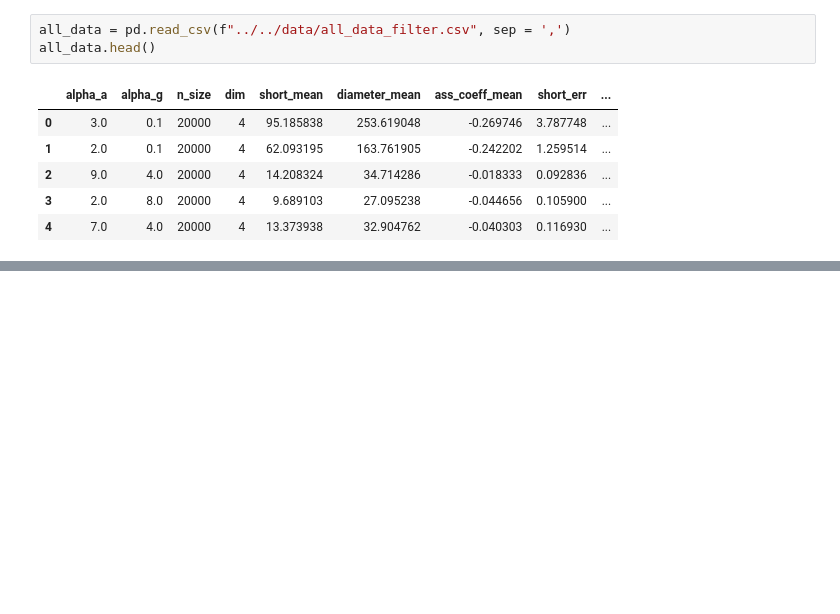
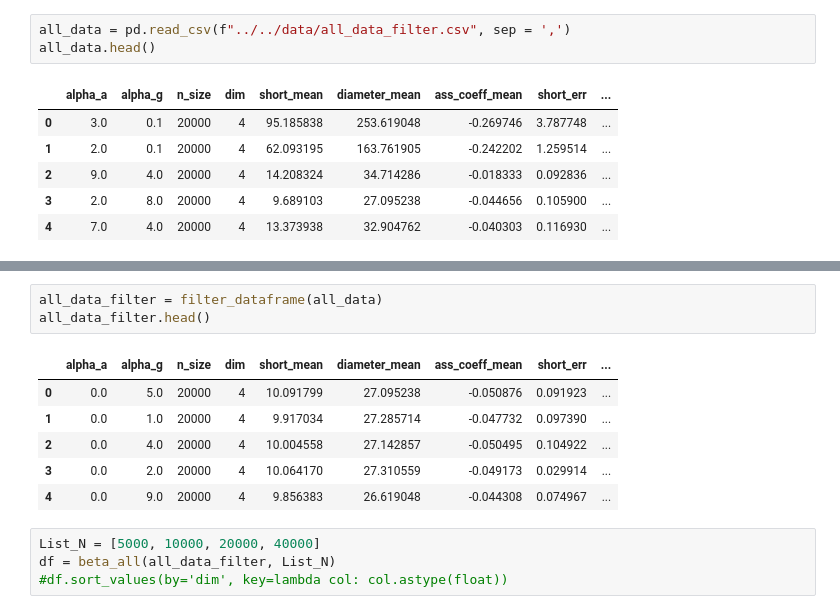
Before and after one commit to JuniorAlencar/TsallisNetwork, a Jupyter notebook: scripts/jupyter/surface_properties.ipynb, the cells around one changed output, grey strips where cells are left out. Cells and saved outputs as stored; diff of their text form; blank space fills up the shorter version.

```diff
--- a/scripts/jupyter/surface_properties.ipynb
+++ b/scripts/jupyter/surface_properties.ipynb
@@ -115,0 +74,14 @@ IndexError: index 0 is out of bounds for axis 0 with size 0
+# %%
+all_data_filter = filter_dataframe(all_data)
+all_data_filter.head()
+# %% [output]
+|  | alpha_a | alpha_g | n_size | dim | short_mean | diameter_mean | ass_coeff_mean | short_err | ... |
+| 0 | 0.0 | 5.0 | 20000 | 4 | 10.091799 | 27.095238 | -0.050876 | 0.091923 | ... |
+| 1 | 0.0 | 1.0 | 20000 | 4 | 9.917034 | 27.285714 | -0.047732 | 0.097390 | ... |
+| 2 | 0.0 | 4.0 | 20000 | 4 | 10.004558 | 27.142857 | -0.050495 | 0.104922 | ... |
+| 3 | 0.0 | 2.0 | 20000 | 4 | 10.064170 | 27.310559 | -0.049173 | 0.029914 | ... |
+| 4 | 0.0 | 9.0 | 20000 | 4 | 9.856383 | 26.619048 | -0.044308 | 0.074967 | ... |
+# %%
+List_N = [5000, 10000, 20000, 40000]
+df = beta_all(all_data_filter, List_N)
+#df.sort_values(by='dim', key=lambda col: col.astype(float))
```
Also changed, not shown: parts of 8 cells of this notebook, 6 other files.
